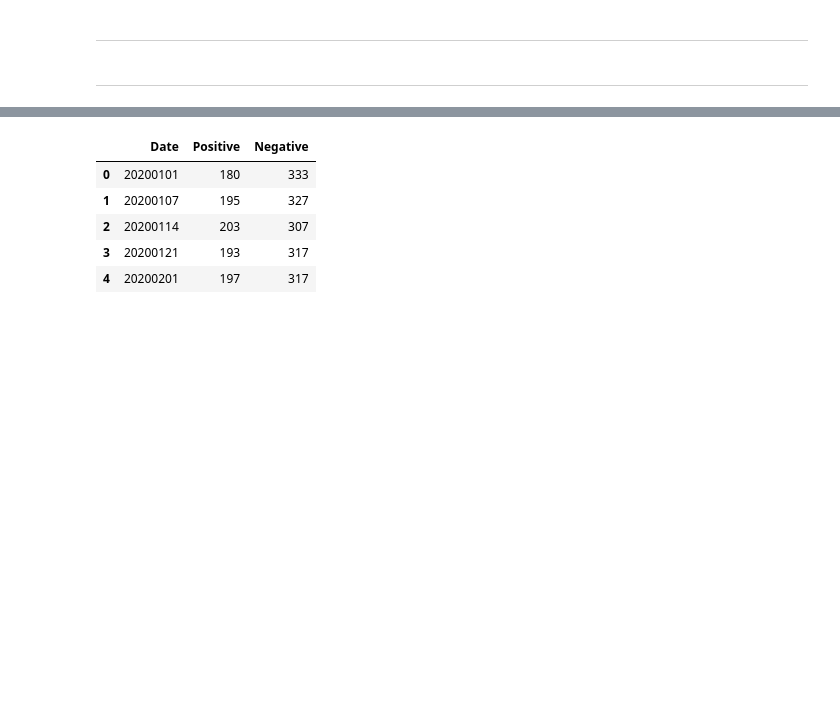
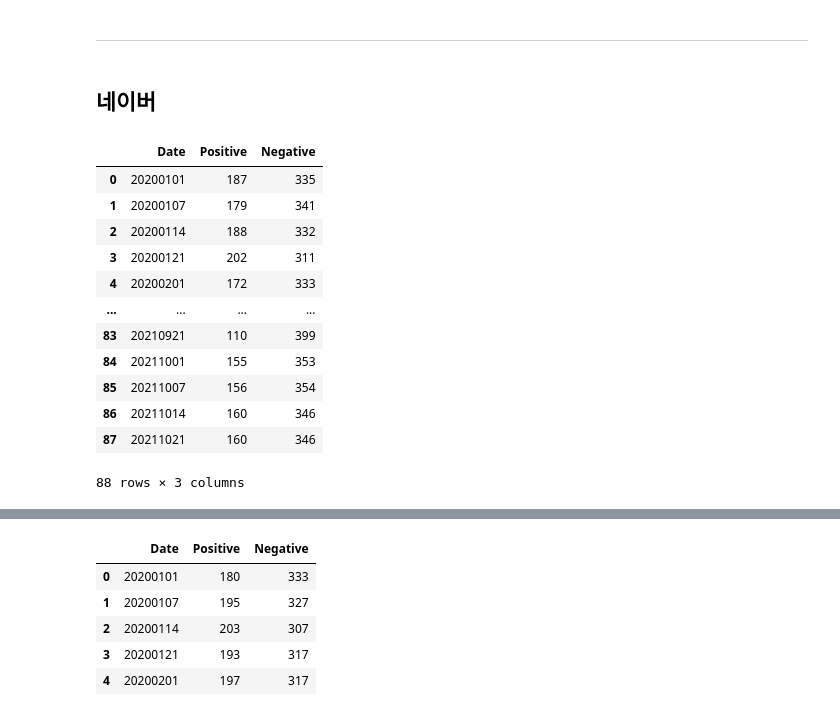
Before and after one commit to Dongmin-Sim/Project-Bornfire, a Jupyter notebook: 11_24/notebook/chartjs.ipynb, the cells around one changed output, grey strips where cells are left out. Drawn from its saved outputs; the diff is of its cells as text; code cells hidden in the pictures; blank space fills up the shorter version.

Commit message:
naver, twitter 데이터 저장

```diff
--- a/11_24/notebook/chartjs.ipynb
+++ b/11_24/notebook/chartjs.ipynb
@@ -75,4 +75,4 @@ emotion_total.head()
 # %% [markdown]
 ---
 # %% [markdown]
----
+## 네이버
@@ -78,0 +83,16 @@ emotion_total.head()
+# %%
+naver_mood
+# %% [output]
+|  | Date | Positive | Negative |
+| 0 | 20200101 | 187 | 335 |
+| 1 | 20200107 | 179 | 341 |
+| 2 | 20200114 | 188 | 332 |
+| 3 | 20200121 | 202 | 311 |
+| 4 | 20200201 | 172 | 333 |
+| ... | ... | ... | ... |
+| 83 | 20210921 | 110 | 399 |
+| 84 | 20211001 | 155 | 353 |
+| 85 | 20211007 | 156 | 354 |
+| 86 | 20211014 | 160 | 346 |
+| 87 | 20211021 | 160 | 346 |
+88 rows × 3 columns
```
Also changed, not shown: parts of 5 cells of this notebook, 1 other file.
